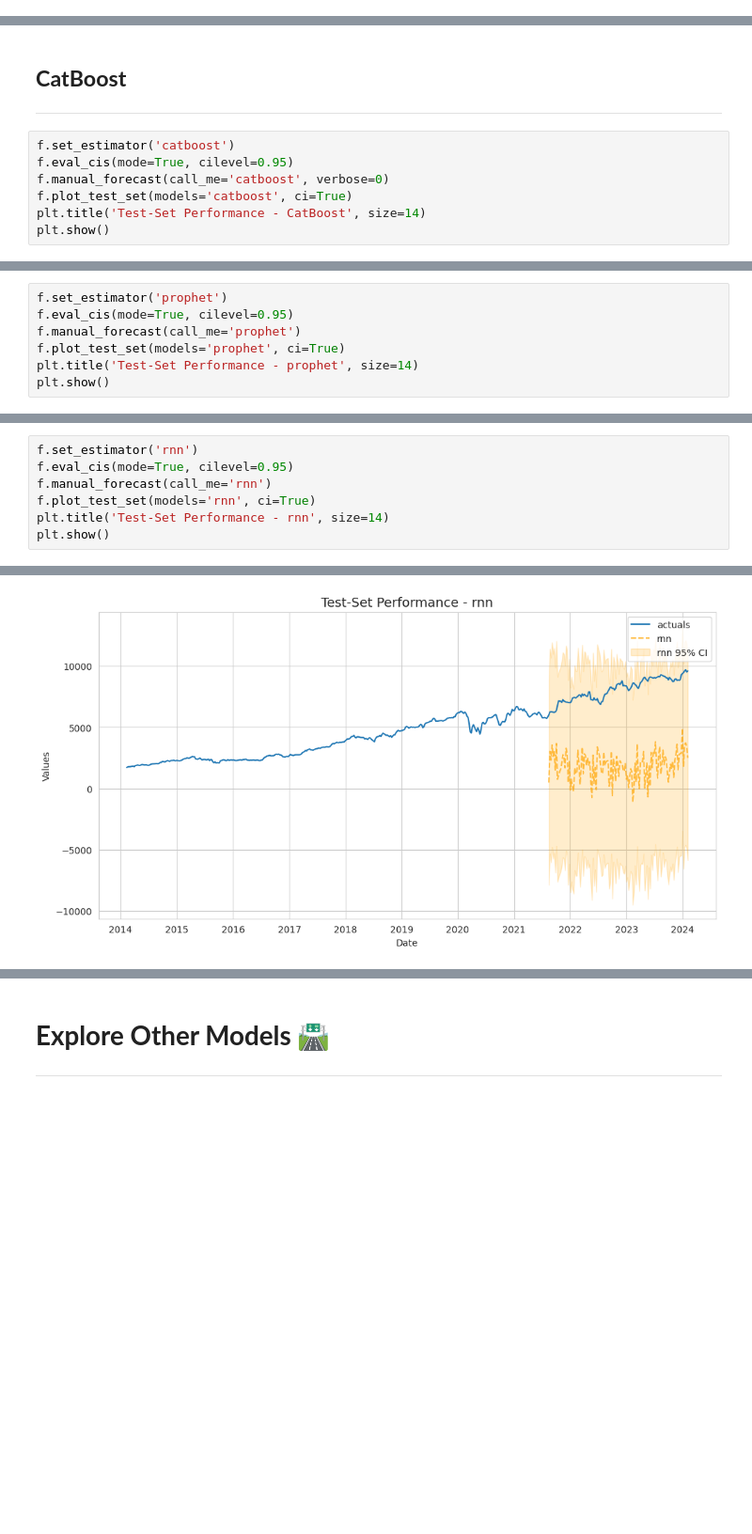
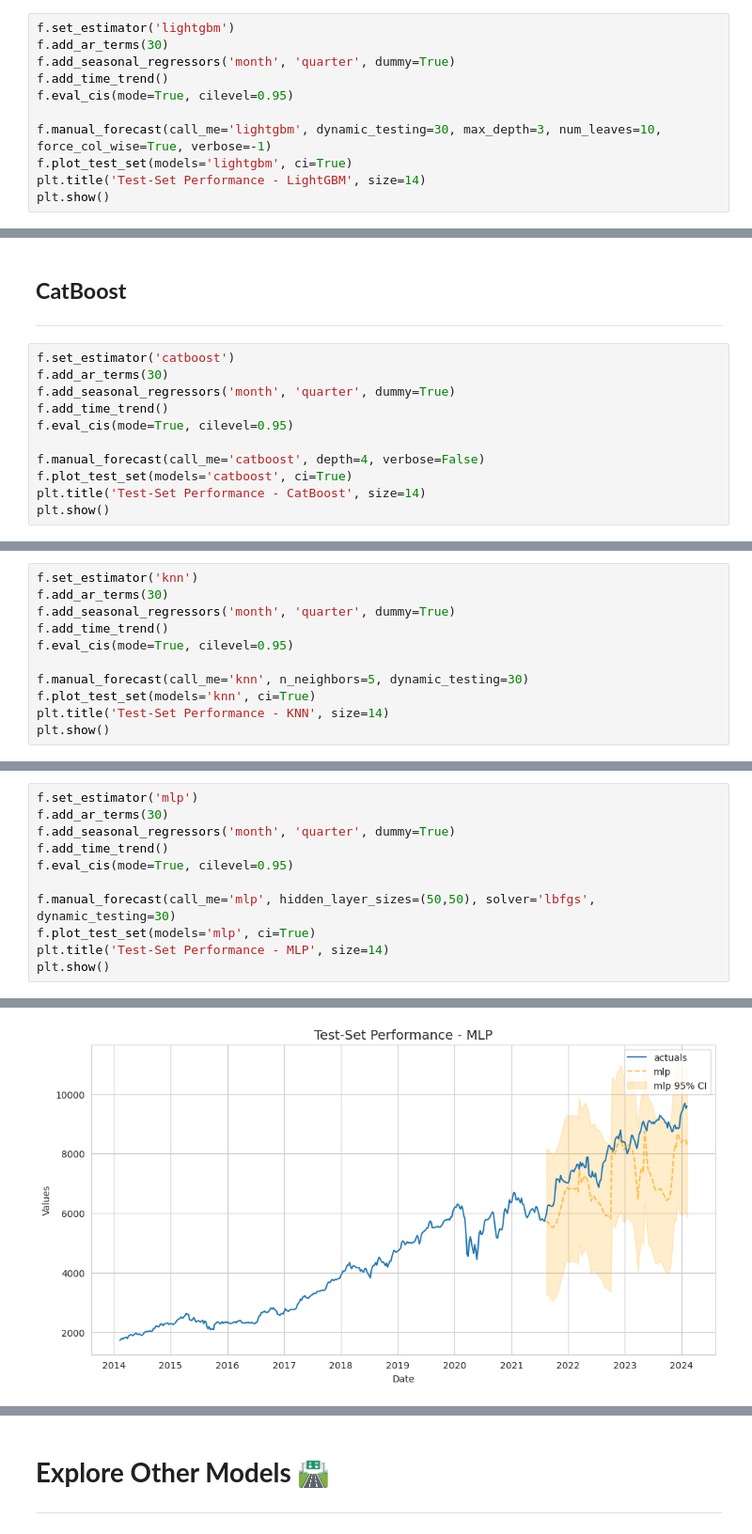
Before and after one commit to brmil07/Kaggle_Projects, a Jupyter notebook: bank-stock-price-forecasting.ipynb, the cells around one changed output, grey strips where cells are left out. Shown at 94% size. Cells and saved outputs as stored; diff of their text form; blank space fills up the shorter version.

```diff
--- a/bank-stock-price-forecasting.ipynb
+++ b/bank-stock-price-forecasting.ipynb
@@ -299,0 +472,11 @@ plt.show()
+# %%
+f.set_estimator('lightgbm')
+f.add_ar_terms(30)
+f.add_seasonal_regressors('month', 'quarter', dummy=True)
+f.add_time_trend()
+f.eval_cis(mode=True, cilevel=0.95)
+
+f.manual_forecast(call_me='lightgbm', dynamic_testing=30, max_depth=3, num_leaves=10, force_col_wise=True, verbose=-1)
+f.plot_test_set(models='lightgbm', ci=True)
+plt.title('Test-Set Performance - LightGBM', size=14)
+plt.show()
@@ -302,8 +487,12 @@ plt.show()
 ---
 # %%
 f.set_estimator('catboost')
+f.add_ar_terms(30)
+f.add_seasonal_regressors('month', 'quarter', dummy=True)
+f.add_time_trend()
 f.eval_cis(mode=True, cilevel=0.95)
-f.manual_forecast(call_me='catboost', verbose=0)
+
+f.manual_forecast(call_me='catboost', depth=4, verbose=False)
 f.plot_test_set(models='catboost', ci=True)
 plt.title('Test-Set Performance - CatBoost', size=14)
 plt.show()
@@ -314,9 +503,13 @@ plt.show()
 ---
 # %%
-f.set_estimator('prophet')
+f.set_estimator('knn')
+f.add_ar_terms(30)
+f.add_seasonal_regressors('month', 'quarter', dummy=True)
+f.add_time_trend()
 f.eval_cis(mode=True, cilevel=0.95)
-f.manual_forecast(call_me='prophet')
-f.plot_test_set(models='prophet', ci=True)
-plt.title('Test-Set Performance - prophet', size=14)
+
+f.manual_forecast(call_me='knn', n_neighbors=5, dynamic_testing=30)
+f.plot_test_set(models='knn', ci=True)
+plt.title('Test-Set Performance - KNN', size=14)
 plt.show()
 # %% [output]
@@ -330,9 +519,13 @@ plt.show()
 ---
 # %%
-f.set_estimator('rnn')
+f.set_estimator('mlp')
+f.add_ar_terms(30)
+f.add_seasonal_regressors('month', 'quarter', dummy=True)
+f.add_time_trend()
 f.eval_cis(mode=True, cilevel=0.95)
-f.manual_forecast(call_me='rnn')
-f.plot_test_set(models='rnn', ci=True)
-plt.title('Test-Set Performance - rnn', size=14)
+
+f.manual_forecast(call_me='mlp', hidden_layer_sizes=(50,50), solver='lbfgs', dynamic_testing=30)
+f.plot_test_set(models='mlp', ci=True)
+plt.title('Test-Set Performance - MLP', size=14)
 plt.show()
 # %% [output]
@@ -344 +532 @@ plt.show()
-[figure, old version]
+[figure, new version]
```
Also changed, not shown: parts of 62 cells of this notebook.
